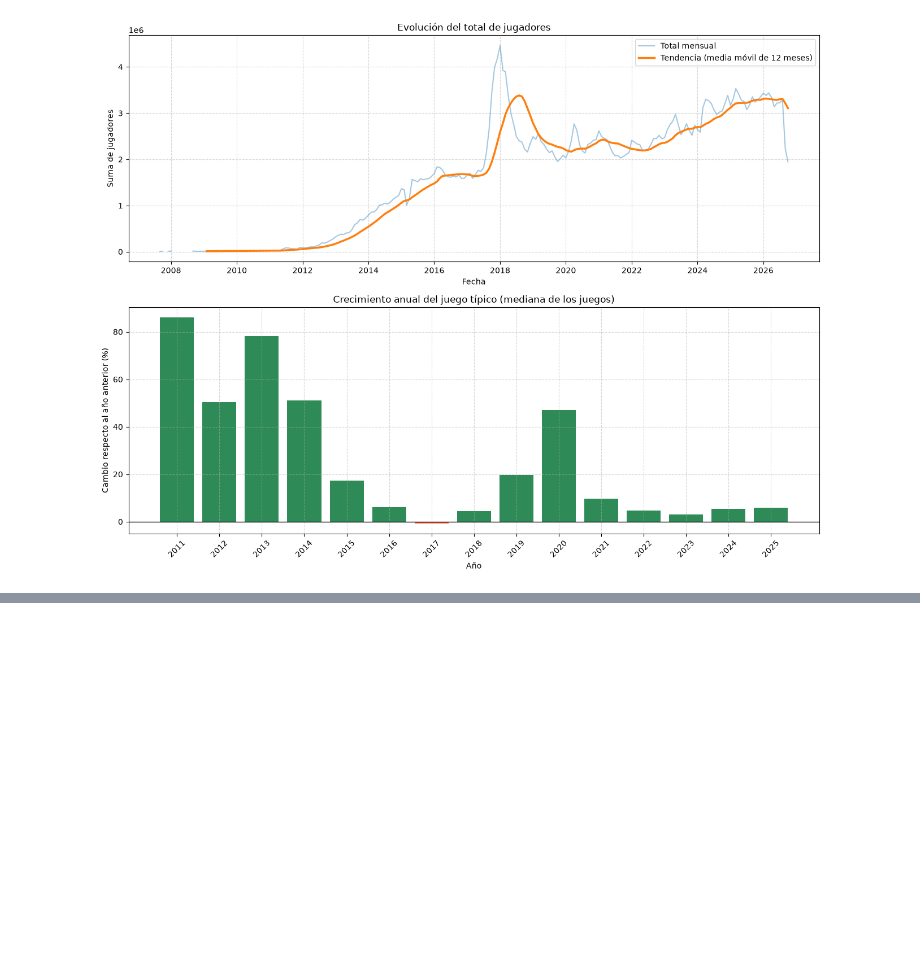
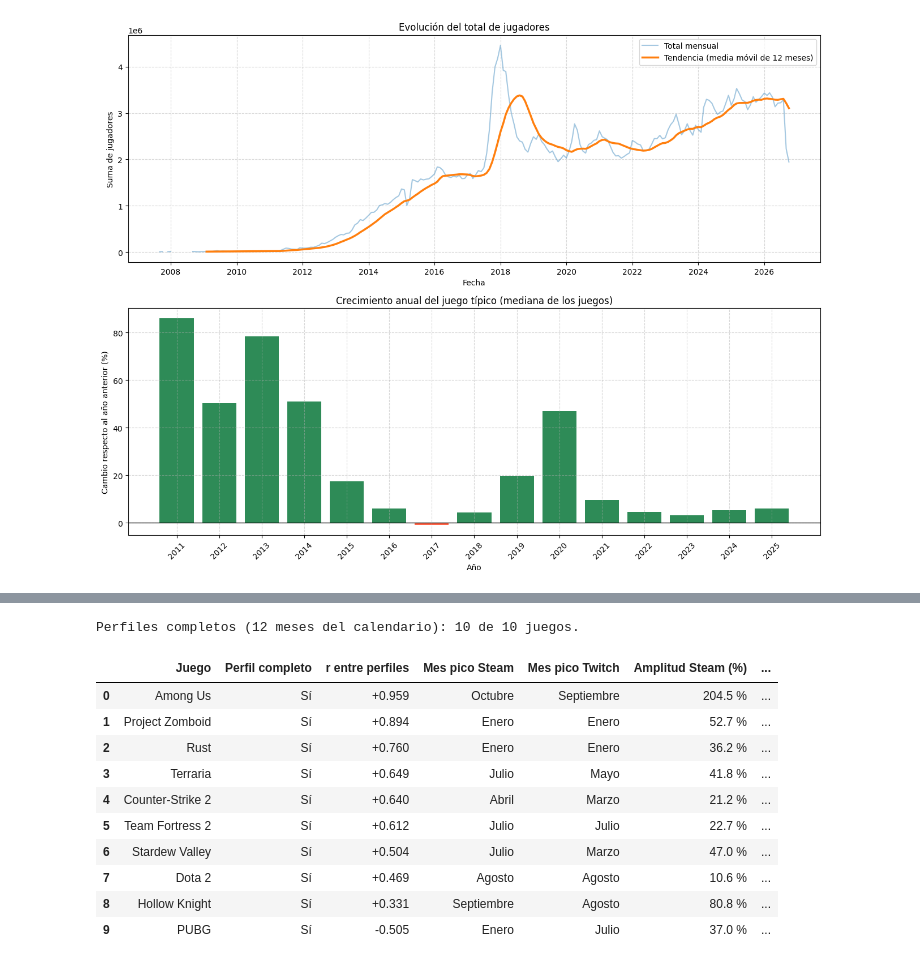
Before and after one commit to ai-somorrostro/Grupo2, a Jupyter notebook: SBD/steam_notebook.ipynb, the cells around one changed output, grey strips where cells are left out. Saved outputs shown, nothing was run; the diff lists cells and outputs as text; code cells hidden in the pictures; blank space fills up the shorter version.

```diff
--- a/SBD/steam_notebook.ipynb
+++ b/SBD/steam_notebook.ipynb
@@ -1048,0 +1625,74 @@ En 2023–2025, el juego típico varió un +5.37 % anual: la tendencia reciente
+# %%
+NOMBRES_MESES = [
+    "Enero", "Febrero", "Marzo", "Abril", "Mayo", "Junio",
+    "Julio", "Agosto", "Septiembre", "Octubre", "Noviembre", "Diciembre",
+]
+
+perfiles = []
+
+for juego, historial in mensual_juego.groupby("Game"):
+    mes_calendario = historial["Mes"].dt.month
+    perfil_steam = (
+        historial.groupby(mes_calendario)["Players"].mean().reindex(range(1, 13))
+    )
+    perfil_twitch = (
+        historial.groupby(mes_calendario)["AverageViewers"].mean().reindex(range(1, 13))
+    )
+
+    if perfil_steam.notna().sum() < 12 or perfil_twitch.notna().sum() < 12:
+        perfiles.append({"Juego": juego, "Perfil completo": "No"})
+        continue
+
+    steam_normalizado = perfil_steam / perfil_steam.mean() * 100
+    twitch_normalizado = perfil_twitch / perfil_twitch.mean() * 100
+
+    perfiles.append(
+        {
+            "Juego": juego,
+            "Perfil completo": "Sí",
+            "r entre perfiles": steam_normalizado.corr(twitch_normalizado),
+            "Mes pico Steam": NOMBRES_MESES[int(steam_normalizado.idxmax()) - 1],
+            "Mes pico Twitch": NOMBRES_MESES[int(twitch_normalizado.idxmax()) - 1],
+            "Amplitud Steam (%)": steam_normalizado.max() - steam_normalizado.min(),
+            "Amplitud Twitch (%)": twitch_normalizado.max() - twitch_normalizado.min(),
+        }
+    )
+
+perfil_tabla = pd.DataFrame(perfiles)
+completos = perfil_tabla[perfil_tabla["Perfil completo"] == "Sí"]
+
+print(
+    f"Perfiles completos (12 meses del calendario): "
+    f"{len(completos)} de {len(perfil_tabla)} juegos."
+)
+
+if len(completos) < len(perfil_tabla):
+    print(
+        "Sin perfil completo: "
+        + ", ".join(perfil_tabla.loc[perfil_tabla["Perfil completo"] == "No", "Juego"])
+        + "."
+    )
+
+if not completos.empty:
+    formato_amplitud = lambda valor: "—" if pd.isna(valor) else f"{valor:.1f} %"
+    tabla(
+        completos.sort_values("r entre perfiles", ascending=False).reset_index(drop=True),
+        {
+            "r entre perfiles": "{:+.3f}",
+            "Amplitud Steam (%)": formato_amplitud,
+            "Amplitud Twitch (%)": formato_amplitud,
+        },
+    )
+# %% [output]
+Perfiles completos (12 meses del calendario): 10 de 10 juegos.
+|  | Juego | Perfil completo | r entre perfiles | Mes pico Steam | Mes pico Twitch | Amplitud Steam (%) | ... |
+| 0 | Among Us | Sí | +0.959 | Octubre | Septiembre | 204.5 % | ... |
+| 1 | Project Zomboid | Sí | +0.894 | Enero | Enero | 52.7 % | ... |
+| 2 | Rust | Sí | +0.760 | Enero | Enero | 36.2 % | ... |
+| 3 | Terraria | Sí | +0.649 | Julio | Mayo | 41.8 % | ... |
+| 4 | Counter-Strike 2 | Sí | +0.640 | Abril | Marzo | 21.2 % | ... |
+| 5 | Team Fortress 2 | Sí | +0.612 | Julio | Julio | 22.7 % | ... |
+| 6 | Stardew Valley | Sí | +0.504 | Julio | Marzo | 47.0 % | ... |
+| 7 | Dota 2 | Sí | +0.469 | Agosto | Agosto | 10.6 % | ... |
+| 8 | Hollow Knight | Sí | +0.331 | Septiembre | Agosto | 80.8 % | ... |
+| 9 | PUBG | Sí | -0.505 | Enero | Julio | 37.0 % | ... |
```
Also changed, not shown: parts of 24 cells of this notebook, 7 other files.
